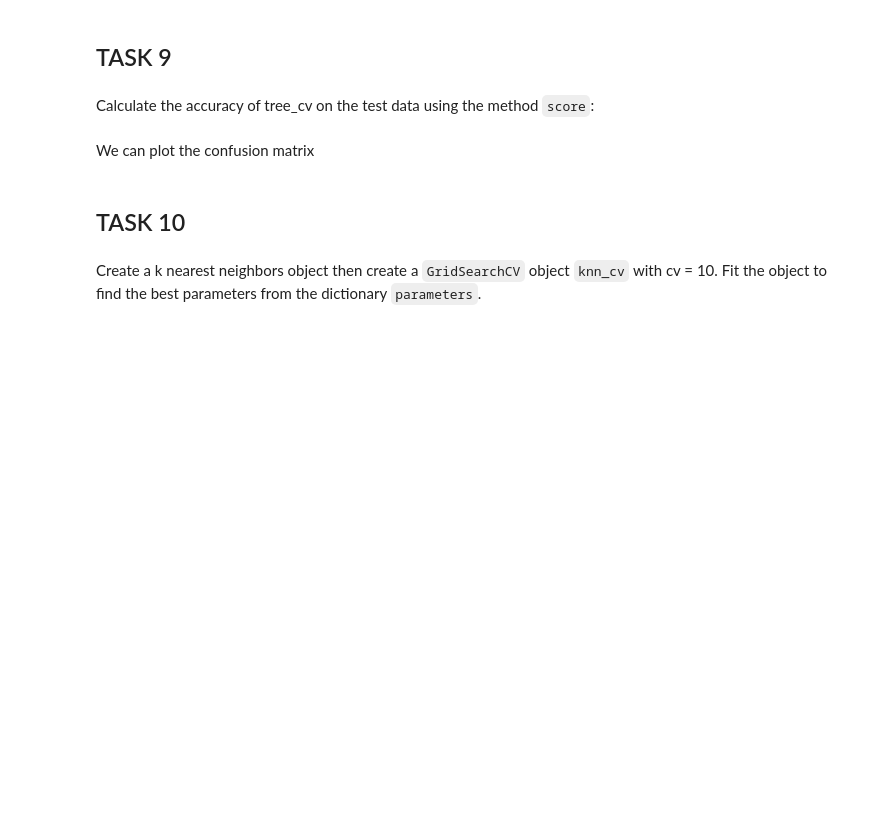
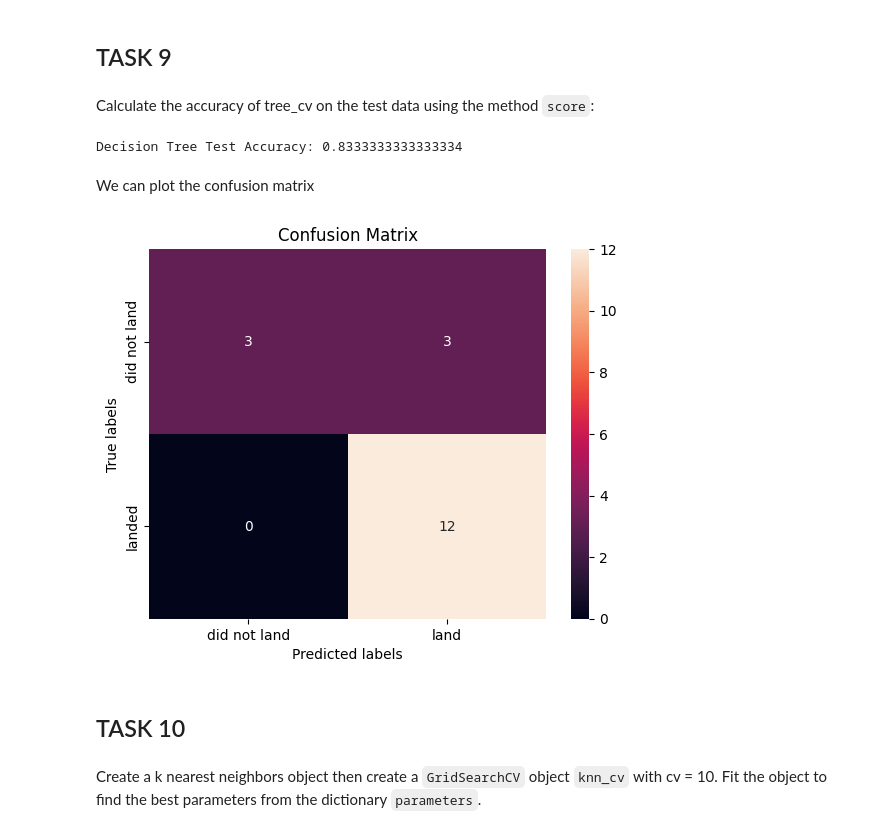
Before and after one commit to dfluechter/data-science-capstone-project, a Jupyter notebook: 07 jupyter-launch-machine-learning-prediction.ipynb, the cells around one changed output. Drawn from its saved outputs; the diff is of its cells as text; code cells hidden in the pictures; blank space fills up the shorter version.

```diff
--- a/07 jupyter-launch-machine-learning-prediction.ipynb
+++ b/07 jupyter-launch-machine-learning-prediction.ipynb
@@ -210,0 +268,3 @@ print("accuracy :",tree_cv.best_score_)
+# %%
+tree_cv = GridSearchCV(tree, parameters, cv=10)
+tree_cv.fit(X_train, Y_train)
@@ -213,14 +304,17 @@ print("accuracy :",tree_cv.best_score_)
 # %% [markdown]
 Calculate the accuracy of tree_cv on the test data using the method <code>score</code>:
 # %%
-decision_tree_score = tree_cv.score(X_test, Y_test)
-decision_tree_score
+tree_accuracy = tree_cv.score(X_test, Y_test)
+print("Decision Tree Test Accuracy:", tree_accuracy)
+# %% [output]
+Decision Tree Test Accuracy: 0.8333333333333334
 # %% [markdown]
 We can plot the confusion matrix
 # %%
-# Plot Confusion Matrix
-yhat_tree = tree_cv.predict(X_test)
-plot_confusion_matrix(Y_test, yhat_tree)
+yhat = tree_cv.predict(X_test)
+plot_confusion_matrix(Y_test,yhat)
+# %% [output]
+[figure, added]
 # %% [markdown]
 ## TASK  10
 # %% [markdown]
```
Also changed, not shown: parts of 44 cells of this notebook.
